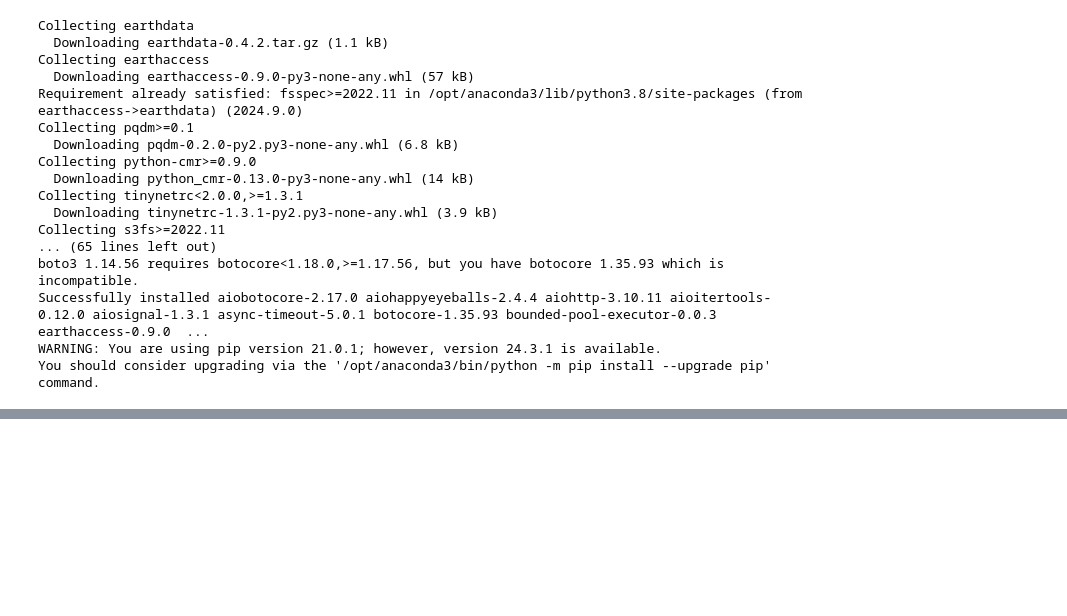
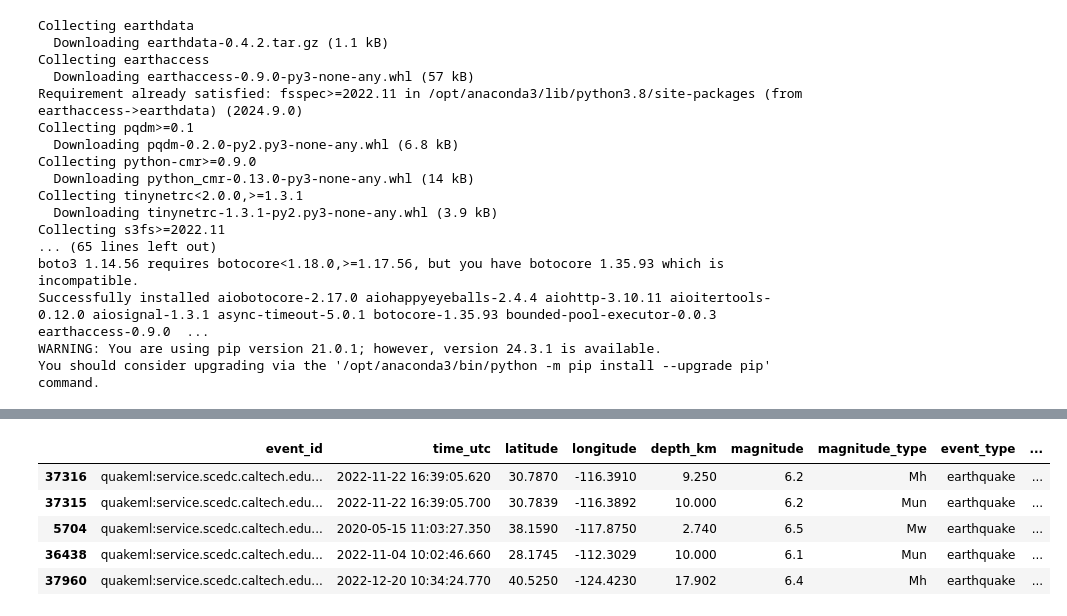
Before and after one commit to iglesiascaio/earthquake_prediction, a Jupyter notebook: notebooks/data_exploration.ipynb, the cells around one changed output, grey strips where cells are left out. Cells and saved outputs as stored; diff of their text form; code cells hidden in the pictures; blank space fills up the shorter version.

```diff
--- a/notebooks/data_exploration.ipynb
+++ b/notebooks/data_exploration.ipynb
@@ -860,0 +876,9 @@ You should consider upgrading via the '/opt/anaconda3/bin/python -m pip install
+# %%
+df.query("magnitude > 6").sort_values("total_distance").head()
+# %% [output]
+|  | event_id | time_utc | latitude | longitude | depth_km | magnitude | magnitude_type | event_type | ... |
+| 37316 | quakeml:service.scedc.caltech.edu... | 2022-11-22 16:39:05.620 | 30.7870 | -116.3910 | 9.250 | 6.2 | Mh | earthquake | ... |
+| 37315 | quakeml:service.scedc.caltech.edu... | 2022-11-22 16:39:05.700 | 30.7839 | -116.3892 | 10.000 | 6.2 | Mun | earthquake | ... |
+| 5704 | quakeml:service.scedc.caltech.edu... | 2020-05-15 11:03:27.350 | 38.1590 | -117.8750 | 2.740 | 6.5 | Mw | earthquake | ... |
+| 36438 | quakeml:service.scedc.caltech.edu... | 2022-11-04 10:02:46.660 | 28.1745 | -112.3029 | 10.000 | 6.1 | Mun | earthquake | ... |
+| 37960 | quakeml:service.scedc.caltech.edu... | 2022-12-20 10:34:24.770 | 40.5250 | -124.4230 | 17.902 | 6.4 | Mh | earthquake | ... |
```
Also changed, not shown: parts of 5 cells of this notebook.
